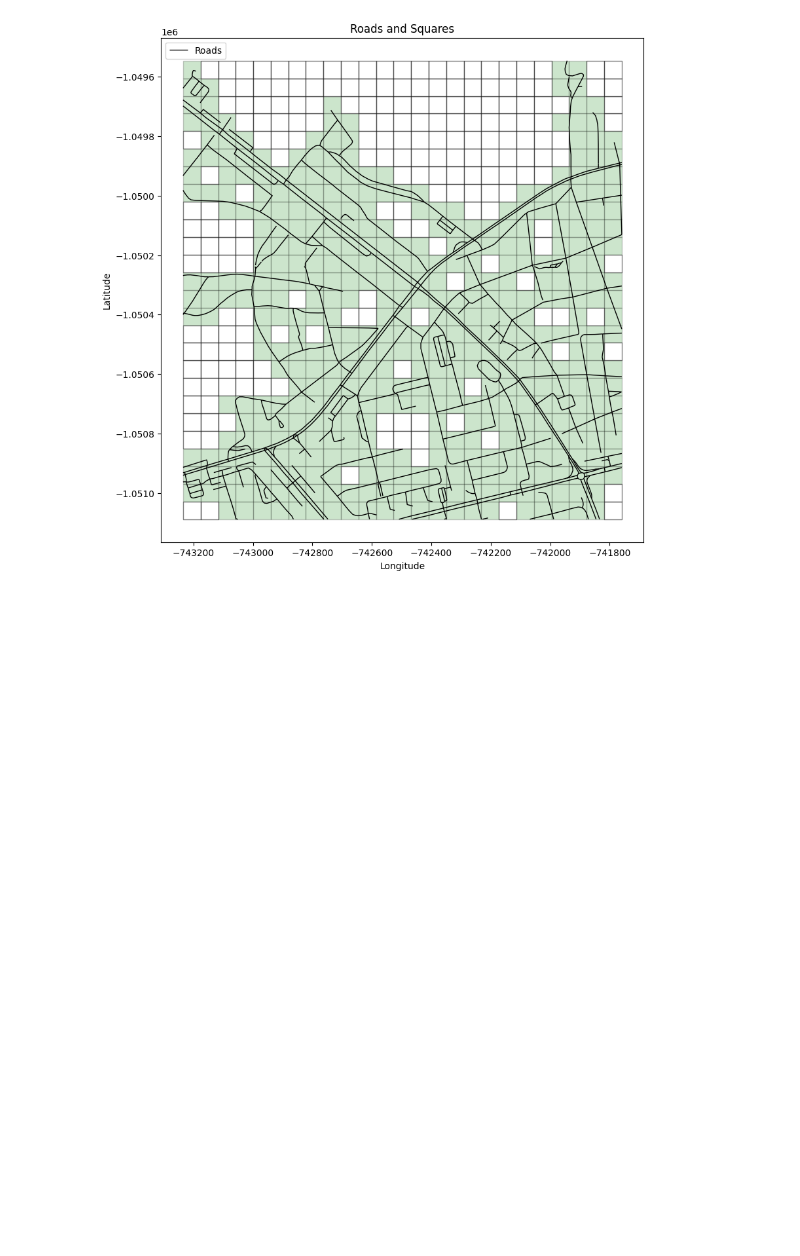
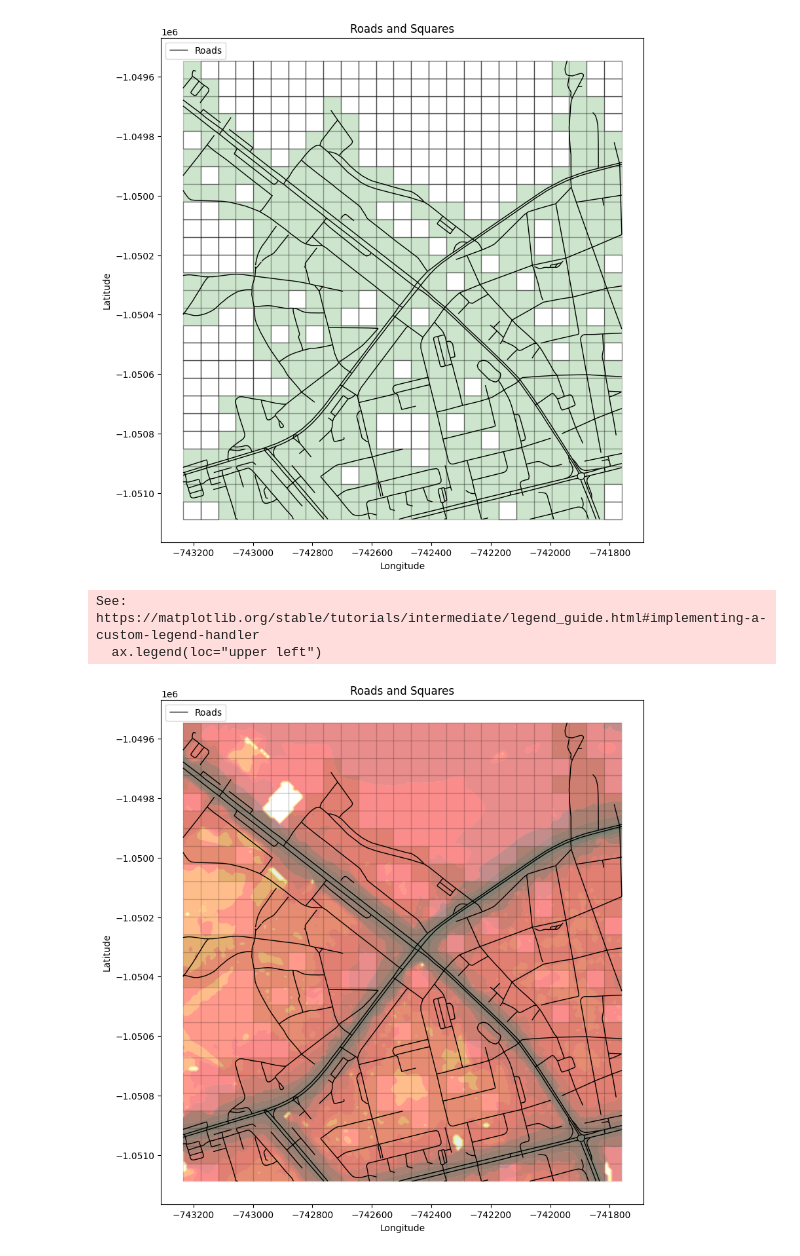
Before and after one commit to mweuro/GeoNoise, a Jupyter notebook: pixels.ipynb, the cells around one changed output. Drawn from its saved outputs; the diff is of its cells as text; code cells hidden in the pictures; blank space fills up the shorter version.

```diff
--- a/pixels.ipynb
+++ b/pixels.ipynb
@@ -330,3 +346,44 @@ plt.show()
 See: https://matplotlib.org/stable/tutorials/intermediate/legend_guide.html#implementing-a-custom-legend-handler
   ax.legend(loc="upper left")
 [figure]
+# %%
+import matplotlib.pyplot as plt
+
+# Create a figure and axis
+fig, ax = plt.subplots(figsize=(10, 10))
+
+noise_for_pixel.plot(
+    column="DB_HI",
+    cmap="hot_r",
+    scheme="quantiles",
+    k=noise.shape[0],
+    edgecolor="white",
+    linewidth=0.0,
+    alpha=0.5,
+    legend=True,
+    legend_kwds=dict(loc=2),
+    ax=ax,
+)
+# Plot the roads in black
+roads_for_pixel.plot(ax=ax, color="black", linewidth=1, label="Roads")
+
+# Plot the squares that contain roads in green
+pixels[pixels['has_road']].plot(ax=ax, color="green", edgecolor="black", alpha=0.1, label="Squares with Roads")
+
+# Plot the squares that do not contain roads in red
+pixels[~pixels['has_road']].plot(ax=ax, color="white", edgecolor="black", alpha=0.1, label="Squares without Roads")
+
+# Add legend
+ax.legend(loc="upper left")
+
+# Add title and labels
+ax.set_title("Roads and Squares")
+ax.set_xlabel("Longitude")
+ax.set_ylabel("Latitude")
+
+# Show the plot
+plt.show()
+# %% [output]
+See: https://matplotlib.org/stable/tutorials/intermediate/legend_guide.html#implementing-a-custom-legend-handler
+  ax.legend(loc="upper left")
+[figure, added]
```
Also changed, not shown: parts of 1 cell of this notebook.
